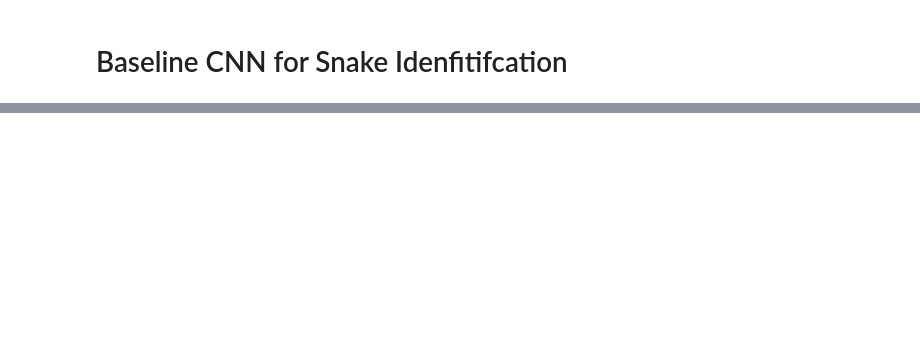
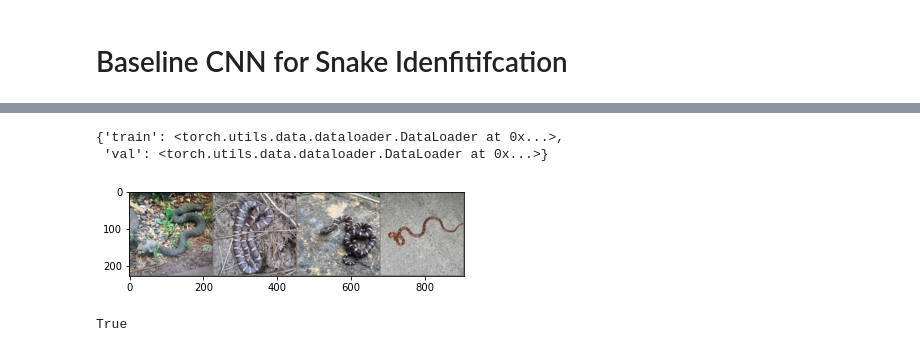
Before and after one commit to nikolettuce/SnakeClassification_NeuralBackedDecisionTrees, a Jupyter notebook: notebooks/Baseline_CNN.ipynb, the cells around one changed output, grey strips where cells are left out. Saved outputs shown, nothing was run; the diff lists cells and outputs as text; code cells hidden in the pictures; blank space fills up the shorter version.

```diff
--- a/notebooks/Baseline_CNN.ipynb
+++ b/notebooks/Baseline_CNN.ipynb
@@ -26,0 +35,22 @@ Supported extensions are: .jpg,.jpeg,.png,.ppm,.bmp,.pgm,.tif,.tiff,.webp
+# %%
+# prepare data for neural network input
+data_transforms = {
+    'train': transforms.Compose([
+        transforms.Resize(input_size),
+        transforms.CenterCrop(input_size),
+        transforms.ToTensor(),
+        transforms.Normalize([0.485, 0.456, 0.406], [0.229, 0.224, 0.225])
+    ]),
+    'val': transforms.Compose([
+        transforms.Resize(input_size),
+        transforms.CenterCrop(input_size),
+        transforms.ToTensor(),
+        transforms.Normalize([0.485, 0.456, 0.406], [0.229, 0.224, 0.225])
+    ])
+}
+# %%
+image_datasets = {
+    'train': datasets.ImageFolder(TRAIN_DIR, data_transforms['train']),
+    'val': datasets.ImageFolder(VAL_DIR, data_transforms['val'])
+}
+image_datasets
@@ -26,0 +78,8 @@ Supported extensions are: .jpg,.jpeg,.png,.ppm,.bmp,.pgm,.tif,.tiff,.webp
+# %%
+# Create training and validation dataloaders
+dataloaders_dict = {
+    x: torch.utils.data.DataLoader(image_datasets[x], batch_size=batch_size, shuffle=True, num_workers=4) for x in ['train', 'val']}
+dataloaders_dict
+# %% [output]
+{'train': <torch.utils.data.dataloader.DataLoader at 0x...>,
+ 'val': <torch.utils.data.dataloader.DataLoader at 0x...>}
@@ -26,0 +91,20 @@ Supported extensions are: .jpg,.jpeg,.png,.ppm,.bmp,.pgm,.tif,.tiff,.webp
+# %%
+def imshow(inp):
+    inp = inp.numpy().transpose((1, 2, 0))
+    mean = np.array([0.485, 0.456, 0.406])
+    std = np.array([0.229, 0.224, 0.225])
+    inp = std * inp + mean
+    inp = np.clip(inp, 0, 1)
+    plt.imshow(inp)
+    plt.pause(0.001)
+
+# Get a mini-batch of training data
+mini_batch = 4
+dataloaders_dict_visualize = {x: torch.utils.data.DataLoader(image_datasets[x], batch_size=mini_batch, shuffle=True, num_workers=4) for x in ['train']}
+inputs, classes = next(iter(dataloaders_dict_visualize['train']))
+
+# Make a grid from batch
+out = torchvision.utils.make_grid(inputs)
+imshow(out)
+# %% [output]
+[figure, added]
@@ -26,0 +231,5 @@ Supported extensions are: .jpg,.jpeg,.png,.ppm,.bmp,.pgm,.tif,.tiff,.webp
+# %%
+# check model in cuda
+next(model_ft.parameters()).is_cuda
+# %% [output]
+True
```
Also changed, not shown: parts of 15 cells of this notebook, 4 other files.
